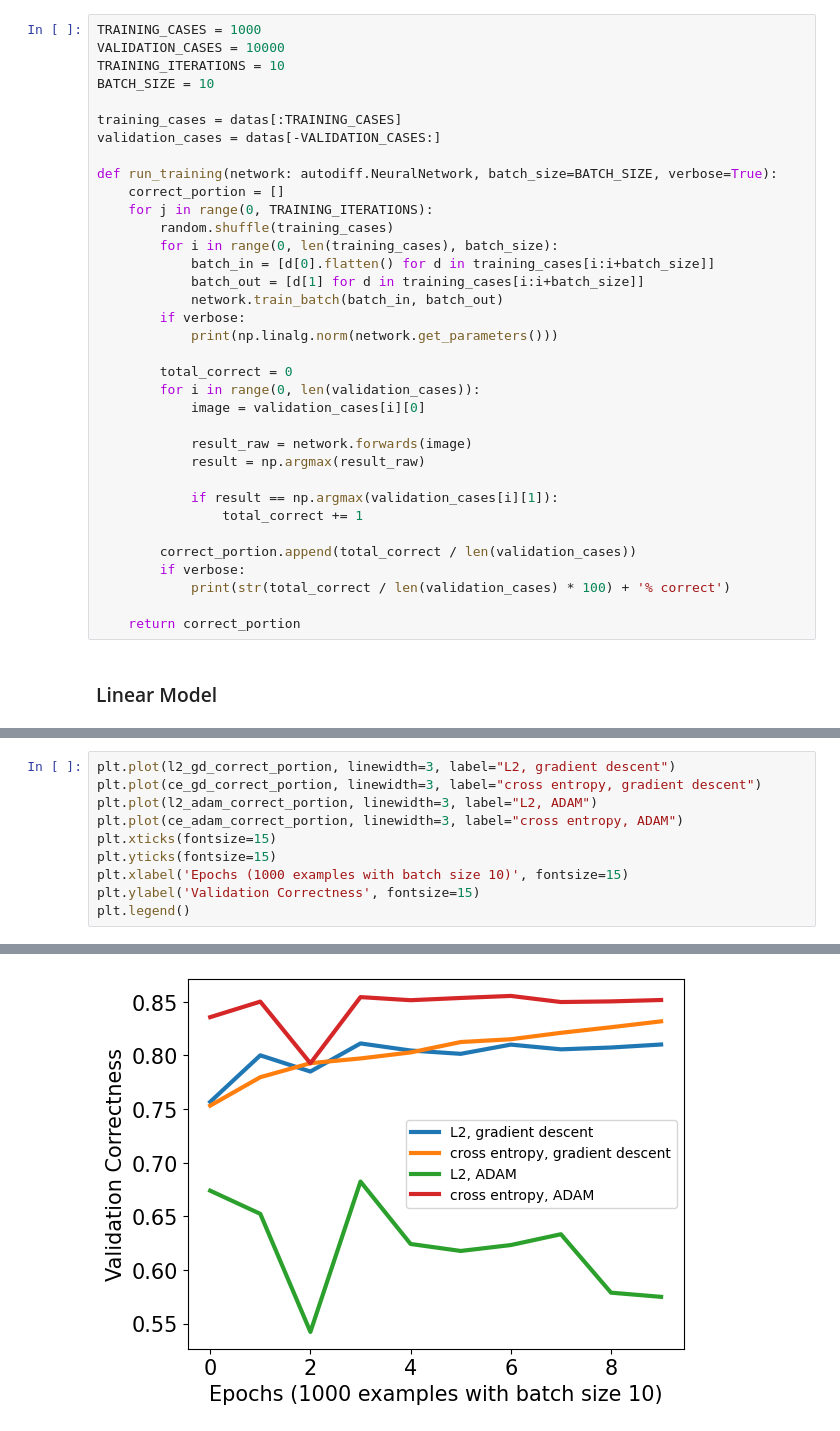
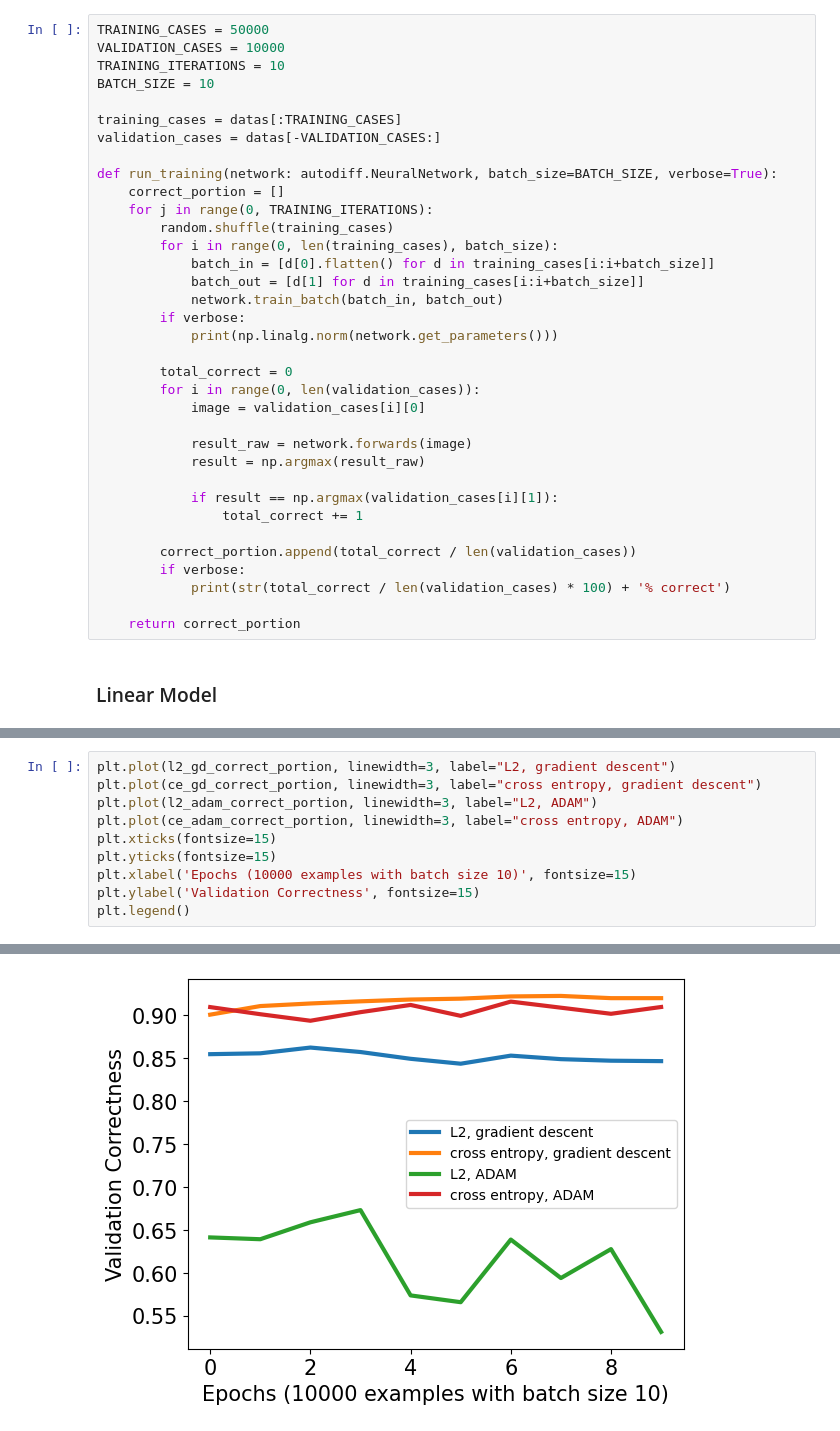
Before and after one commit to ryyanmapes/Neural-Networks-from-Nothing, a Jupyter notebook: advanced_autodiff/experiments/mnist_affine.ipynb, the cells around one changed output, grey strips where cells are left out. Saved outputs shown, nothing was run; the diff lists cells and outputs as text.

```diff
--- a/advanced_autodiff/experiments/mnist_affine.ipynb
+++ b/advanced_autodiff/experiments/mnist_affine.ipynb
@@ -41,7 +41,7 @@ datas = []
 for i in range(0, TOTAL_TRAINING_CASES):
     datas.append((np.array([v / MAX_VAL for v in images.iloc[i].values]).reshape((IMAGE_DIM, IMAGE_DIM)), get_output_for_digit(get_correct_digit(i))))
 # %%
-TRAINING_CASES = 1000
+TRAINING_CASES = 50000
 VALIDATION_CASES = 10000
 TRAINING_ITERATIONS = 10
 BATCH_SIZE = 10
@@ -196,13 +196,13 @@ ce_adam_correct_portion = run_training(network)
 # %%
 plt.plot(l2_gd_correct_portion, linewidth=3, label="L2, gradient descent")
 plt.plot(ce_gd_correct_portion, linewidth=3, label="cross entropy, gradient descent")
 plt.plot(l2_adam_correct_portion, linewidth=3, label="L2, ADAM")
 plt.plot(ce_adam_correct_portion, linewidth=3, label="cross entropy, ADAM")
 plt.xticks(fontsize=15)
 plt.yticks(fontsize=15)
-plt.xlabel('Epochs (1000 examples with batch size 10)', fontsize=15)
+plt.xlabel('Epochs (10000 examples with batch size 10)', fontsize=15)
 plt.ylabel('Validation Correctness', fontsize=15)
 plt.legend()
 # %% [output]
 <matplotlib.legend.Legend at 0x...>
-[figure, old version]
+[figure, new version]
```
Also changed, not shown: parts of 4 cells of this notebook, 2 other files.
